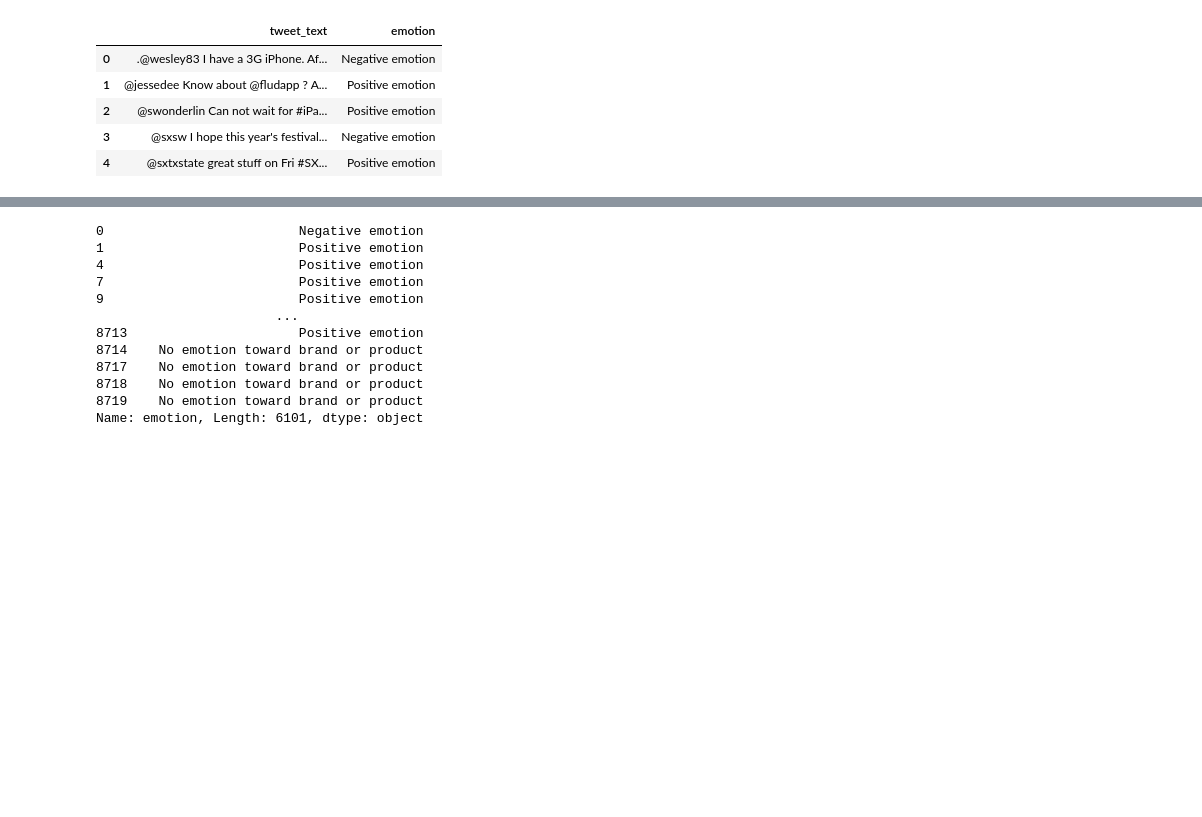
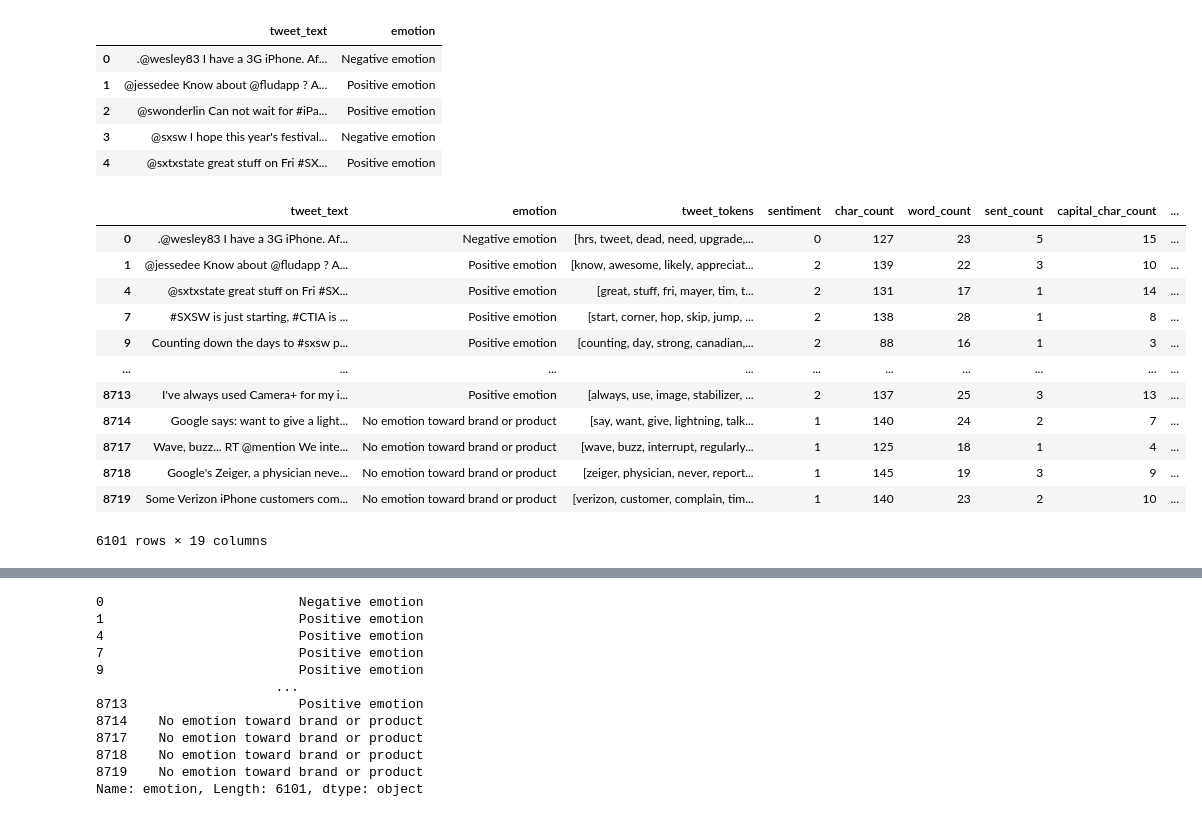
Before and after one commit to markjh2323/phase_4_project, a Jupyter notebook: crowdflower-brands-and-product-emotions/project_work/eda_preprocessing.ipynb, the cells around one changed output, grey strips where cells are left out. Cells and saved outputs as stored; diff of their text form; code cells hidden in the pictures; blank space fills up the shorter version.

```diff
--- a/crowdflower-brands-and-product-emotions/project_work/eda_preprocessing.ipynb
+++ b/crowdflower-brands-and-product-emotions/project_work/eda_preprocessing.ipynb
@@ -81,3 +146,19 @@ df.head()
+# %%
+df
+# %% [output]
+|  | tweet_text | emotion | tweet_tokens | sentiment | char_count | word_count | sent_count | capital_char_count | ... |
+| 0 | .@wesley83 I have a 3G iPhone. Af... | Negative emotion | [hrs, tweet, dead, need, upgrade,... | 0 | 127 | 23 | 5 | 15 | ... |
+| 1 | @jessedee Know about @fludapp ? A... | Positive emotion | [know, awesome, likely, appreciat... | 2 | 139 | 22 | 3 | 10 | ... |
+| 4 | @sxtxstate great stuff on Fri #SX... | Positive emotion | [great, stuff, fri, mayer, tim, t... | 2 | 131 | 17 | 1 | 14 | ... |
+| 7 | #SXSW is just starting, #CTIA is ... | Positive emotion | [start, corner, hop, skip, jump, ... | 2 | 138 | 28 | 1 | 8 | ... |
+| 9 | Counting down the days to #sxsw p... | Positive emotion | [counting, day, strong, canadian,... | 2 | 88 | 16 | 1 | 3 | ... |
+| ... | ... | ... | ... | ... | ... | ... | ... | ... | ... |
+| 8713 | I've always used Camera+ for my i... | Positive emotion | [always, use, image, stabilizer, ... | 2 | 137 | 25 | 3 | 13 | ... |
+| 8714 | Google says: want to give a light... | No emotion toward brand or product | [say, want, give, lightning, talk... | 1 | 140 | 24 | 2 | 7 | ... |
+| 8717 | Wave, buzz... RT @mention We inte... | No emotion toward brand or product | [wave, buzz, interrupt, regularly... | 1 | 125 | 18 | 1 | 4 | ... |
+| 8718 | Google's Zeiger, a physician neve... | No emotion toward brand or product | [zeiger, physician, never, report... | 1 | 145 | 19 | 3 | 9 | ... |
+| 8719 | Some Verizon iPhone customers com... | No emotion toward brand or product | [verizon, customer, complain, tim... | 1 | 140 | 23 | 2 | 10 | ... |
+6101 rows × 19 columns
 # %%
 # the following code is courtesy of Dr. Praveen Gowtham
 # additional argument sets cut off minimum length for tokenized text at which function converts to null string.
```
Also changed, not shown: parts of 27 cells of this notebook.
